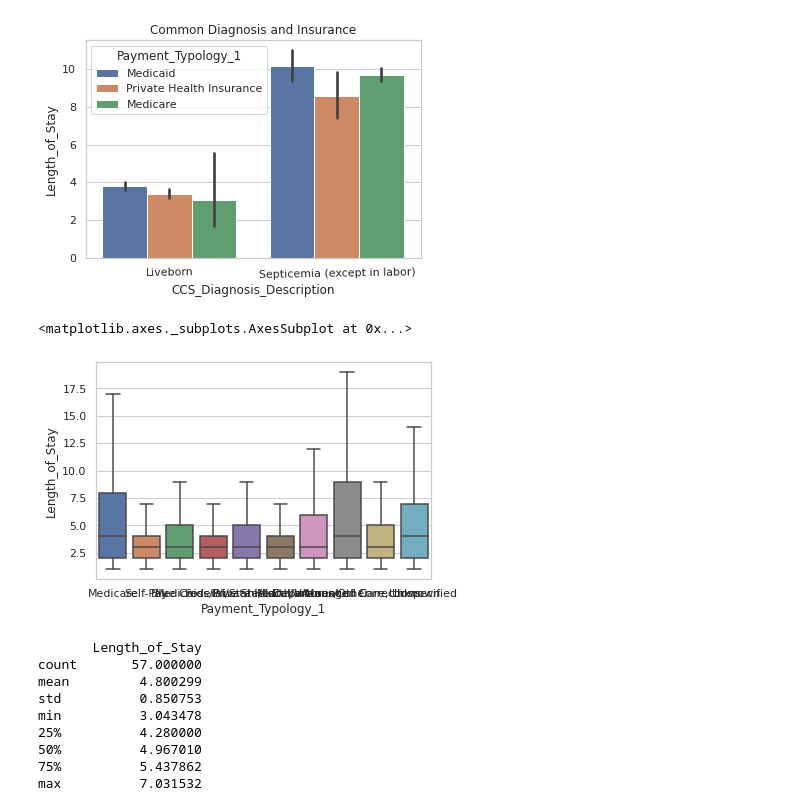
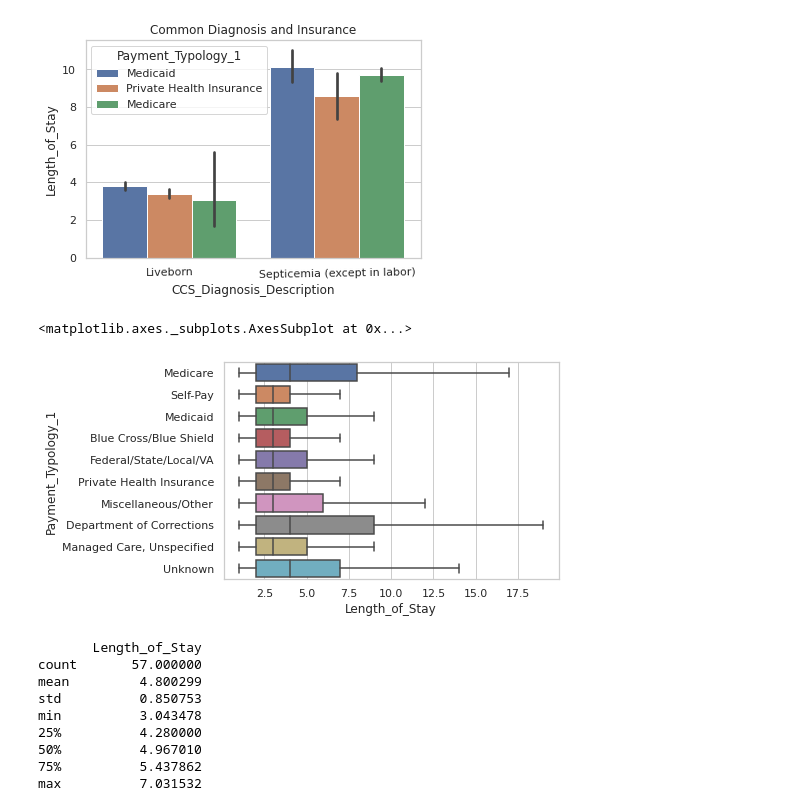
Before and after one commit to KetakiN/Springboard, a Jupyter notebook: NYSDOH_EDA_KetakiNagarkar.ipynb, the cells around one changed output. Saved outputs shown, nothing was run; the diff lists cells and outputs as text; code cells hidden in the pictures.

```diff
--- a/NYSDOH_EDA_KetakiNagarkar.ipynb
+++ b/NYSDOH_EDA_KetakiNagarkar.ipynb
@@ -317,10 +317,10 @@ Text(0.5, 1.0, 'Common Diagnosis and Insurance')
 # %%
 #files.download('Diag_Insurance_length.png')
 # %%
-sns.boxplot(x='Payment_Typology_1',y='Length_of_Stay',data=df,showfliers=False)
+sns.boxplot(y='Payment_Typology_1',x='Length_of_Stay',data=df,showfliers=False,orient='h')
 # %% [output]
 <matplotlib.axes._subplots.AxesSubplot at 0x...>
-[figure, old version]
+[figure, new version]
 # %%
 # look at each column of interest in the df_subset
 plotbar('Hospital_County')
```
Also changed, not shown: parts of 6 cells of this notebook.
